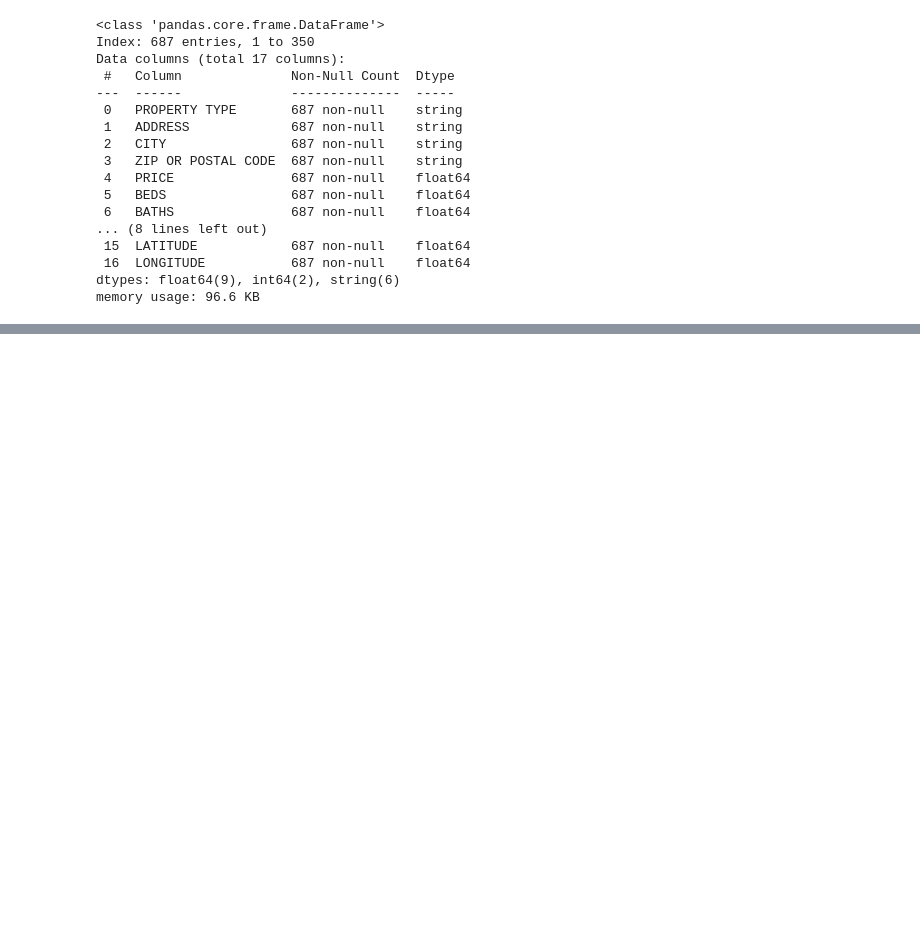
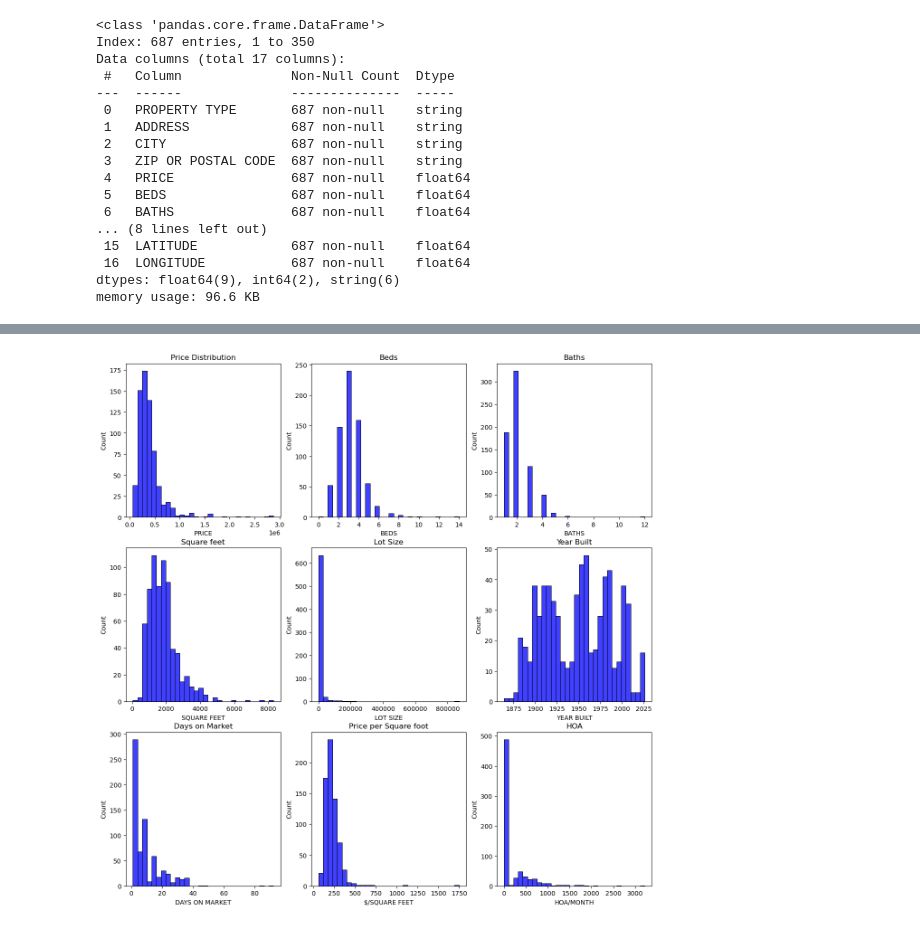
Before and after one commit to benpeters252/Projects, a Jupyter notebook: Capstone MN Housing Cost/MN_Housing_DW.ipynb, the cells around one changed output, grey strips where cells are left out. Saved outputs shown, nothing was run; the diff lists cells and outputs as text; code cells hidden in the pictures; blank space fills up the shorter version.

```diff
--- a/Capstone MN Housing Cost/MN_Housing_DW.ipynb
+++ b/Capstone MN Housing Cost/MN_Housing_DW.ipynb
@@ -586,0 +639,36 @@ MN_cleaned.reset_index(drop=True).head()
+# %%
+# The housing price range does seem reasonable and even the more expensive houses have other points nearby suggesting they are real
+fig, axes = plt.subplots(3, 3, figsize=(15,15))
+
+axes = axes.flatten()
+
+sns.histplot(data=MN_cleaned['PRICE'], ax=axes[0], color='blue', bins=30)
+axes[0].set_title('Price Distribution')
+
+sns.histplot(data=MN_cleaned['BEDS'], ax=axes[1], color='blue', bins=30)
+axes[1].set_title('Beds')
+
+sns.histplot(data=MN_cleaned['BATHS'], ax=axes[2], color='blue', bins=30)
+axes[2].set_title('Baths')
+
+sns.histplot(data=MN_cleaned['SQUARE FEET'], ax=axes[3], color='blue', bins=30)
+axes[3].set_title('Square feet')
+
+sns.histplot(data=MN_cleaned['LOT SIZE'], ax=axes[4], color='blue', bins=30)
+axes[4].set_title('Lot Size')
+
+sns.histplot(data=MN_cleaned['YEAR BUILT'], ax=axes[5], color='blue', bins=30)
+axes[5].set_title('Year Built')
+
+sns.histplot(data=MN_cleaned['DAYS ON MARKET'], ax=axes[6], color='blue', bins=30)
+axes[6].set_title('Days on Market')
+
+sns.histplot(data=MN_cleaned['$/SQUARE FEET'], ax=axes[7], color='blue', bins=30)
+axes[7].set_title('Price per Square foot')
+
+sns.histplot(data=MN_cleaned['HOA/MONTH'], ax=axes[8], color='blue', bins=30)
+axes[8].set_title('HOA')
+
+plt.show()
+# %% [output]
+[figure, added]
```
Also changed, not shown: parts of 5 cells of this notebook, 1 other file.
